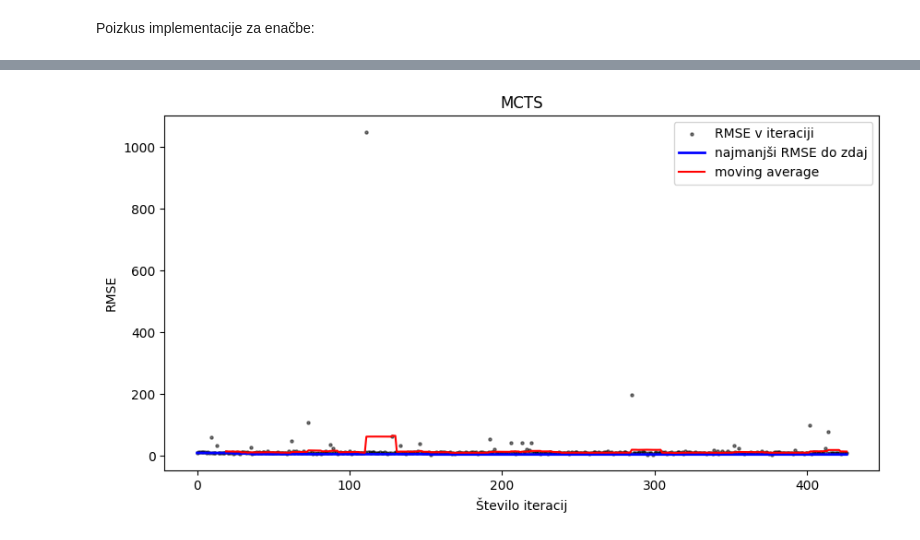
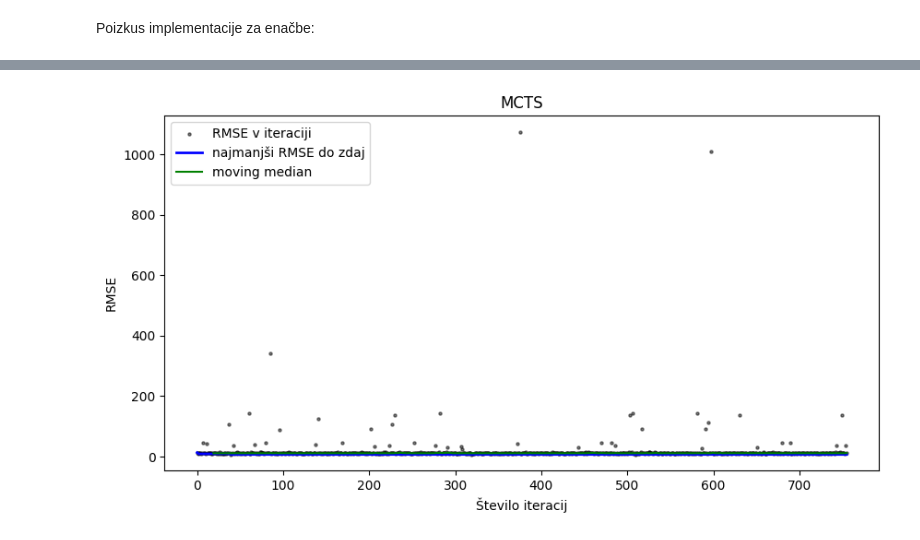
Before and after one commit to tinadrnovsek/mcts-PCFG, a Jupyter notebook: mcts.ipynb, the cells around one changed output, grey strips where cells are left out. Saved outputs shown, nothing was run; the diff lists cells and outputs as text; code cells hidden in the pictures.

```diff
--- a/mcts.ipynb
+++ b/mcts.ipynb
@@ -415,19 +452,13 @@ Best model: C*X_2+C*X_0+X_1+X_1+X_1+C*X_2+C*X_0+C*X_1
 # %%
-variables = ["X_0", "X_1", "X_2", "X_3", "X_4", "X_5"]
+variables = ["X_0", "X_1", "X_2", "X_3"]
 grammar = "E -> E '+' F [0.2] | E '-' F [0.2] | F [0.6]\n"
 grammar += "F -> F '*' T [0.2] | F '/' T [0.2] | T [0.6]\n"
 grammar += "T -> '(' E ')' [0.2] | V [0.6] | 'sin' '(' E ')' [0.2]\n"
 grammar += "\n".join([f"V -> '{v}' [{1/len(variables)}]" for v in variables])
-nltk_grammar = nltk.grammar.PCFG.fromstring(grammar)
-lib = SymbolLibrary.default_symbols(num_variables=len(variables))
 
-N = 100
+N = 1000
 x_train = np.random.uniform(-5, 5, (N, len(variables)))
 y_train = x_train[:, 0] - 3*x_train[:, 1] - x_train[:, 2] - x_train[:, 3]
 
-eval = SR_evaluator(X=x_train, y=y_train, symbol_library=lib)
-mcts = GRAMS(nltk_grammar, 'E', reward_rmse, eval, error=1e-9, max_rollout_depth=100)
-results, best_model, best_rmse = mcts.search(1000)
-if best_model:
-    print(f"Best model: {best_model}")
+results, history = test_mcts(variables, x_train, y_train, reward_rmse, grammar, 'E', iterations=1000,  max_rollout_depth=1000)
 # %% [output]
@@ -453,9 +468,15 @@ def reward_new(rmse, k,n,log_prob):
     log_posterior = - k/2 * np.log(n) + log_prob - n/2*np.log(2*np.pi) -n/2 - n*np.log(rmse)
     return 1/(1+abs(log_posterior))
 # %%
-mcts = GRAMS(nltk_grammar, 'E', reward_new, eval, error=1e-9, max_rollout_depth=100)
-results, best_model, best_rmse = mcts.search(10000)
-if best_model:
-    print(f"Best model: {best_model}")
-    print(f"Best RMSE: {best_rmse}")
+variables = ["X_0", "X_1", "X_2", "X_3"]
+grammar = "E -> E '+' F [0.2] | E '-' F [0.2] | F [0.6]\n"
+grammar += "F -> F '*' T [0.2] | F '/' T [0.2] | T [0.6]\n"
+grammar += "T -> '(' E ')' [0.2] | V [0.6] | 'sin' '(' E ')' [0.2]\n"
+grammar += "\n".join([f"V -> '{v}' [{1/len(variables)}]" for v in variables])
+
+N = 1000
+x_train = np.random.uniform(-5, 5, (N, len(variables)))
+y_train = x_train[:, 0] - 3*x_train[:, 1] - x_train[:, 2] - x_train[:, 3]
+
+results, history = test_mcts(variables, x_train, y_train, reward_new, grammar, 'E', iterations=2000,  max_rollout_depth=1000)
 # %% [output]
@@ -482,14 +487,15 @@ def plot_progress_rmse(results, name, window=20):
     rmses = np.array([item[1] for item in results], dtype=float)
     best_rmse = np.minimum.accumulate(rmses)
 
-    moving_avg = np.convolve(rmses, np.ones(window)/window, mode='valid')
+    # moving_avg = np.convolve(rmses, np.ones(window)/window, mode='valid')
 
     plt.figure(figsize=(10, 5))
+    moving_median = pd.Series(rmses).rolling(window=window).median().dropna().to_numpy()
 
     plt.scatter(range(len(rmses)), rmses, color='black', alpha=0.5, s=5, label='RMSE v iteraciji')
     plt.plot(range(len(best_rmse)), best_rmse, color='blue', linewidth=2, label='najmanjši RMSE do zdaj')
-    plt.plot(range(window-1, len(rmses)), moving_avg, color='red', label=f'moving average')
-
+    # plt.plot(range(window-1, len(rmses)), moving_avg, color='red', label=f'moving average')
+    plt.plot(range(window-1, len(rmses)), moving_median, color='green', label='moving median')
     plt.title(name)
     plt.xlabel('Število iteracij')
     plt.ylabel('RMSE')
@@ -497,6 +503,6 @@ def plot_progress_rmse(results, name, window=20):
 
     plt.show()
 # %%
-plot_progress_rmse(results, name="MCTS")
+plot_progress_rmse(history, name="MCTS")
 # %% [output]
-[figure, old version]
+[figure, new version]
```
Also changed, not shown: parts of 13 cells of this notebook.
